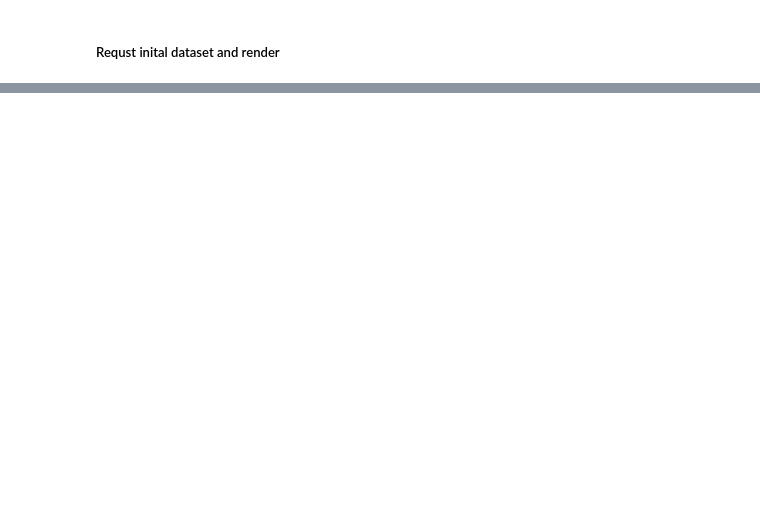
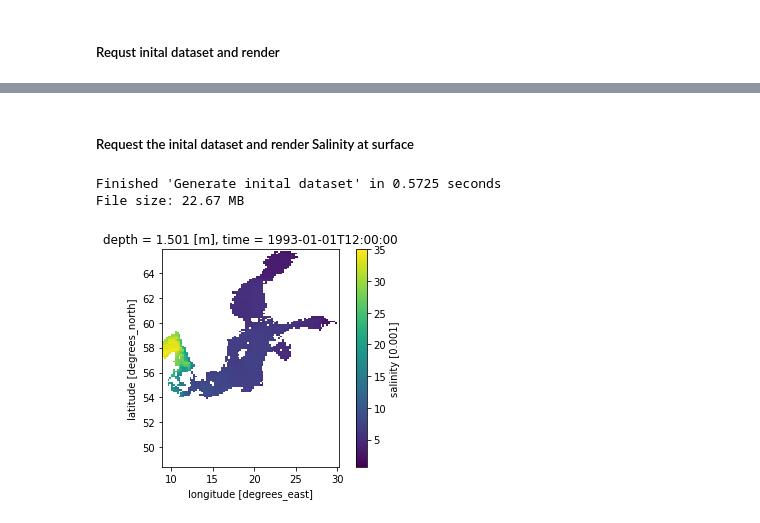
Before and after one commit to oyjoh/adaptive-data-retrieval, a Jupyter notebook: data_handler_demo.ipynb, the cells around one changed output, grey strips where cells are left out. Saved outputs shown, nothing was run; the diff lists cells and outputs as text; code cells hidden in the pictures; blank space fills up the shorter version.

```diff
--- a/data_handler_demo.ipynb
+++ b/data_handler_demo.ipynb
@@ -235,0 +285,13 @@ tree = QuadTree(max_chunk_size=50, original_file_size=7470,
+# %%
+data_handler = DataHandler()
+data_handler.set_max_chunk_size(50)
+
+file_path = "app/externalresources/datasets/BALTICSEA_REANALYSIS_PHY_003_011_slice.nc"
+
+custom_rule = [("time", 10)]
+data_handler.set_custom_rules(custom_rule)
+
+data_handler.set_local_netcdf_reader(file_path)
+
+
+print(f"Data structure in use: {data_handler.data_structure}")
@@ -235,0 +323,12 @@ tree = QuadTree(max_chunk_size=50, original_file_size=7470,
+# %% [markdown]
+##### Request the inital dataset and render Salinity at surface
+# %%
+with Timer("Generate inital dataset"):
+    file_name = data_handler.get_inital_netcdf()
+print(f"File size: {get_file_size_MB(file_name):.2f} MB")
+
+Plot.netcdf_color_contour(data_variable="so", netcdf_file=file_name, aspect_ratio=1.5)
+# %% [output]
+Finished 'Generate inital dataset' in 0.5725 seconds
+File size: 22.67 MB
+[figure, added]
```
Also changed, not shown: parts of 20 cells of this notebook, 7 other files.
